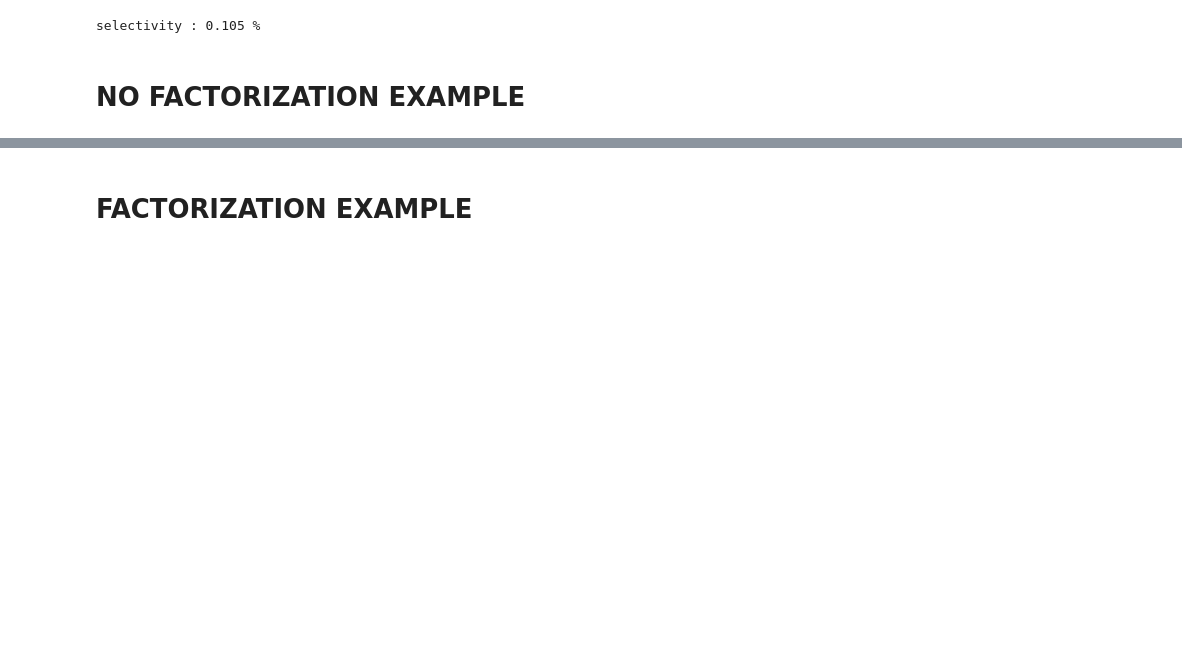
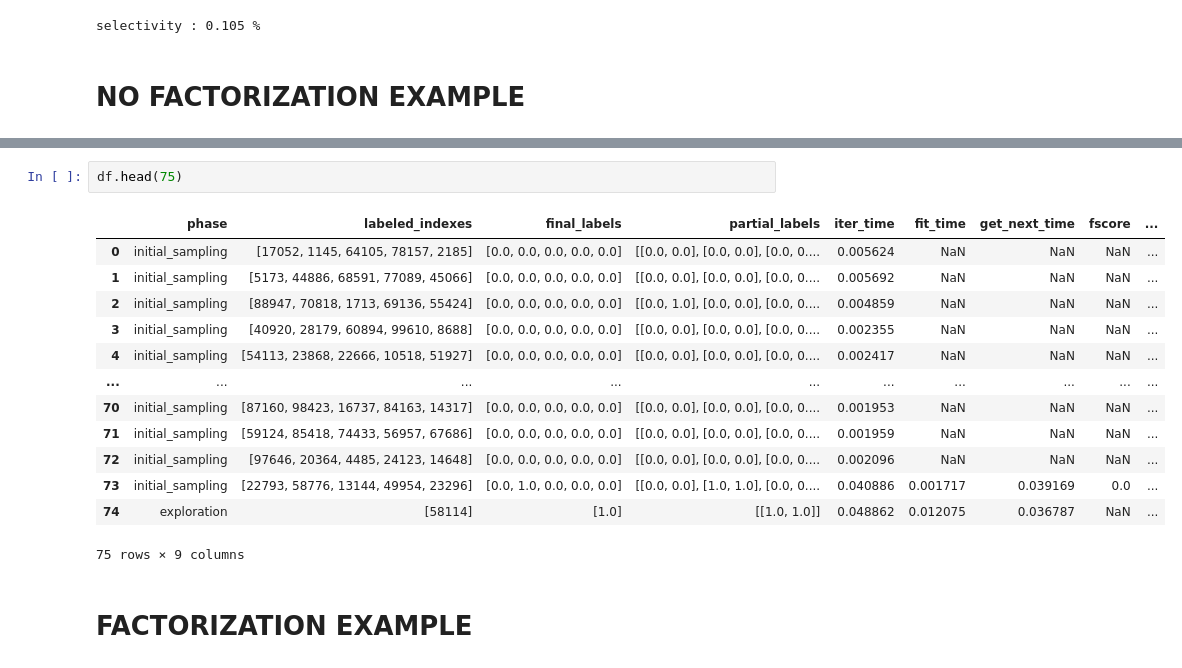
Before and after one commit to AIDEmeProject/PythonMiddleware, a Jupyter notebook: example.ipynb, the cells around one changed output, grey strips where cells are left out. Saved outputs shown, nothing was run; the diff lists cells and outputs as text; blank space fills up the shorter version.

```diff
--- a/example.ipynb
+++ b/example.ipynb
@@ -112,3 +108,19 @@ iter: 100, fscore: 1.0, tsm: 0.9905660377358491
+# %%
+df.head(75)
+# %% [output]
+|  | phase | labeled_indexes | final_labels | partial_labels | iter_time | fit_time | get_next_time | fscore | ... |
+| 0 | initial_sampling | [17052, 1145, 64105, 78157, 2185] | [0.0, 0.0, 0.0, 0.0, 0.0] | [[0.0, 0.0], [0.0, 0.0], [0.0, 0.... | 0.005624 | NaN | NaN | NaN | ... |
+| 1 | initial_sampling | [5173, 44886, 68591, 77089, 45066] | [0.0, 0.0, 0.0, 0.0, 0.0] | [[0.0, 0.0], [0.0, 0.0], [0.0, 0.... | 0.005692 | NaN | NaN | NaN | ... |
+| 2 | initial_sampling | [88947, 70818, 1713, 69136, 55424] | [0.0, 0.0, 0.0, 0.0, 0.0] | [[0.0, 1.0], [0.0, 0.0], [0.0, 0.... | 0.004859 | NaN | NaN | NaN | ... |
+| 3 | initial_sampling | [40920, 28179, 60894, 99610, 8688] | [0.0, 0.0, 0.0, 0.0, 0.0] | [[0.0, 0.0], [0.0, 0.0], [0.0, 0.... | 0.002355 | NaN | NaN | NaN | ... |
+| 4 | initial_sampling | [54113, 23868, 22666, 10518, 51927] | [0.0, 0.0, 0.0, 0.0, 0.0] | [[0.0, 0.0], [0.0, 0.0], [0.0, 0.... | 0.002417 | NaN | NaN | NaN | ... |
+| ... | ... | ... | ... | ... | ... | ... | ... | ... | ... |
+| 70 | initial_sampling | [87160, 98423, 16737, 84163, 14317] | [0.0, 0.0, 0.0, 0.0, 0.0] | [[0.0, 0.0], [0.0, 0.0], [0.0, 0.... | 0.001953 | NaN | NaN | NaN | ... |
+| 71 | initial_sampling | [59124, 85418, 74433, 56957, 67686] | [0.0, 0.0, 0.0, 0.0, 0.0] | [[0.0, 0.0], [0.0, 0.0], [0.0, 0.... | 0.001959 | NaN | NaN | NaN | ... |
+| 72 | initial_sampling | [97646, 20364, 4485, 24123, 14648] | [0.0, 0.0, 0.0, 0.0, 0.0] | [[0.0, 0.0], [0.0, 0.0], [0.0, 0.... | 0.002096 | NaN | NaN | NaN | ... |
+| 73 | initial_sampling | [22793, 58776, 13144, 49954, 23296] | [0.0, 1.0, 0.0, 0.0, 0.0] | [[0.0, 0.0], [1.0, 1.0], [0.0, 0.... | 0.040886 | 0.001717 | 0.039169 | 0.0 | ... |
+| 74 | exploration | [58114] | [1.0] | [[1.0, 1.0]] | 0.048862 | 0.012075 | 0.036787 | NaN | ... |
+75 rows × 9 columns
 # %% [markdown]
 # FACTORIZATION EXAMPLE
 # %%
```
Also changed, not shown: parts of 2 cells of this notebook, 3 other files.
